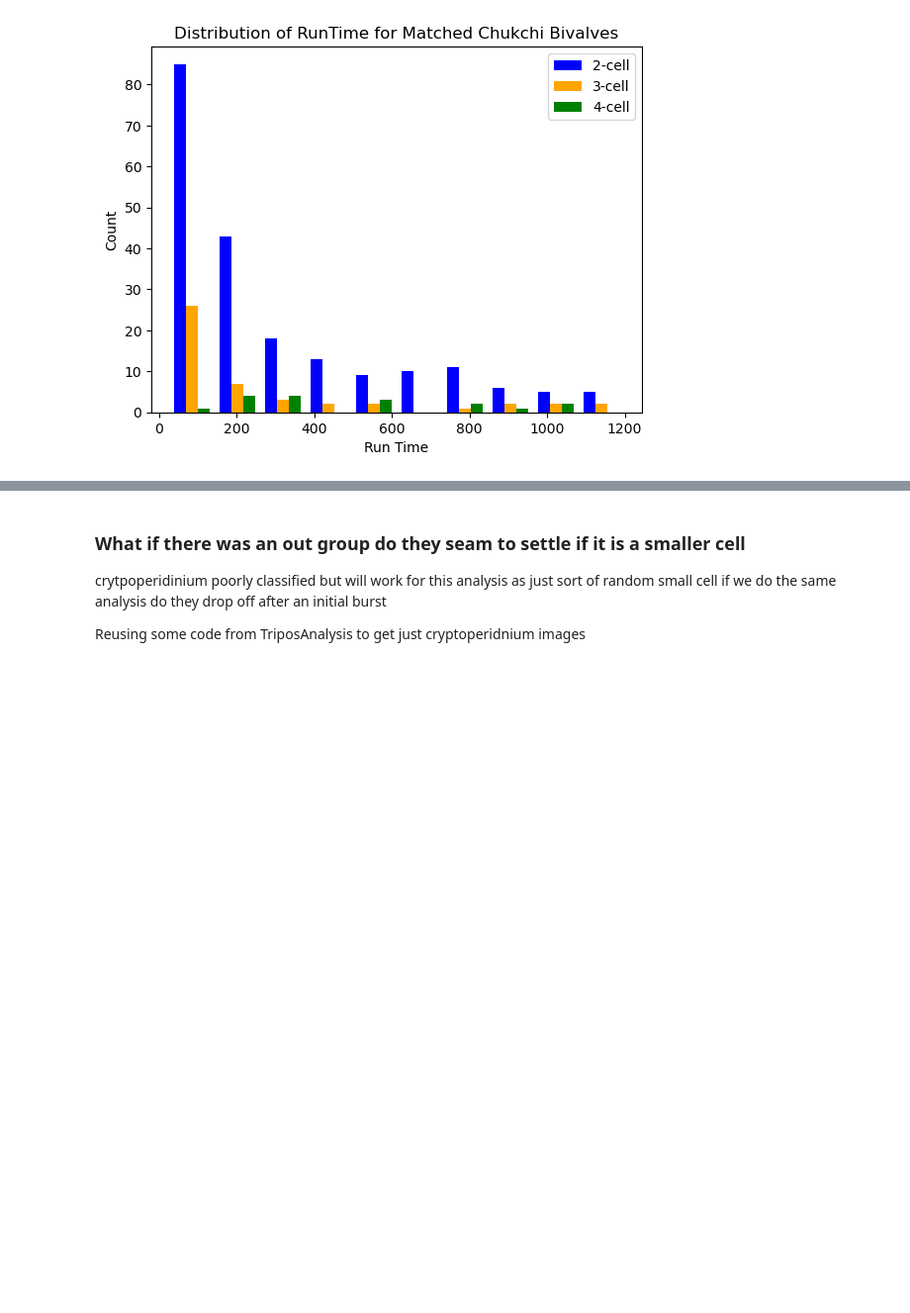
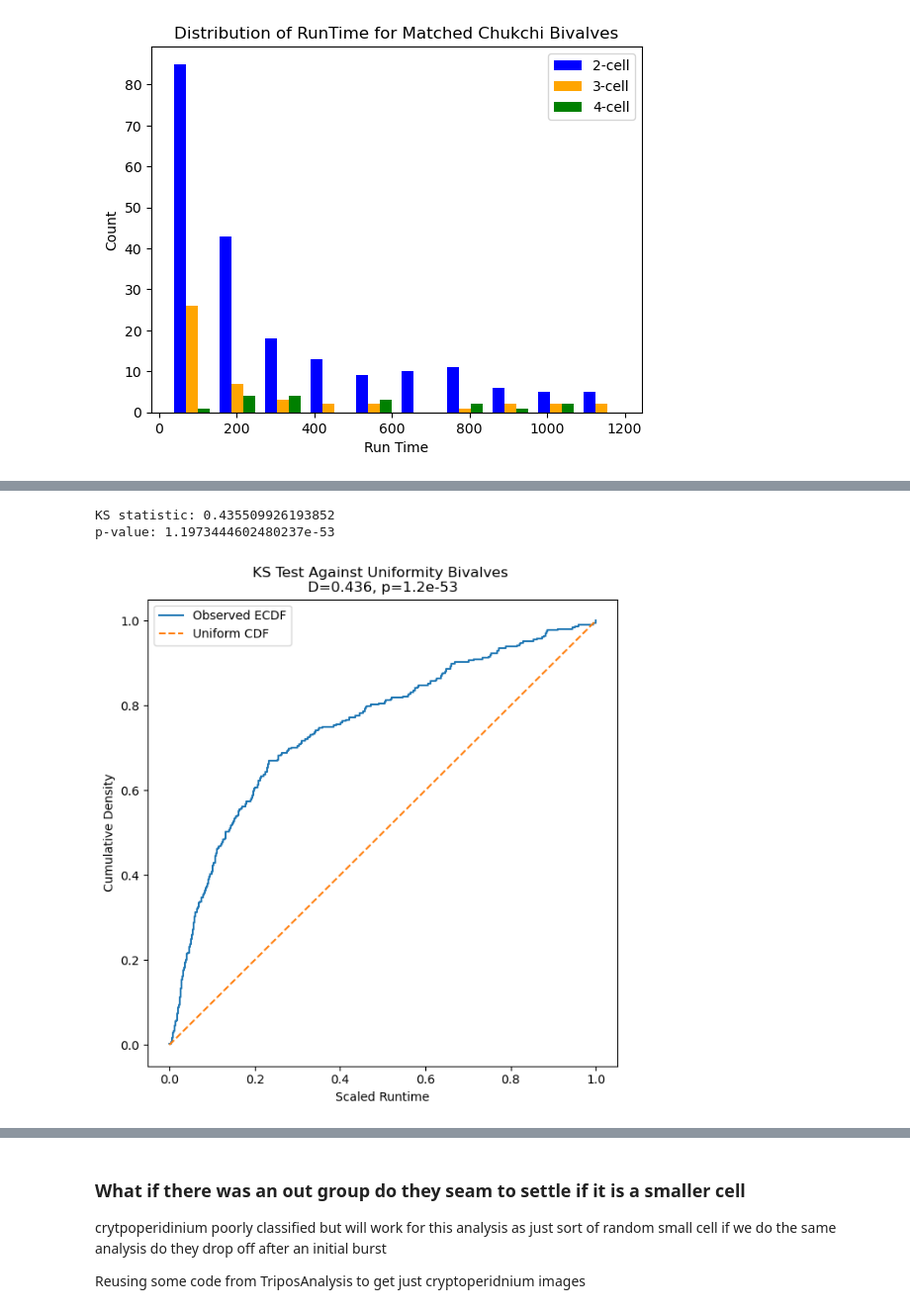
Before and after one commit to michaelstaiger/IFCBParticleSize, a Jupyter notebook: EmpyricalAnalysis/Notebooks/ChukchiBivalves.ipynb, the cells around one changed output, grey strips where cells are left out. Shown at 99% size. Cells and saved outputs as stored; diff of their text form; code cells hidden in the pictures; blank space fills up the shorter version.

```diff
--- a/EmpyricalAnalysis/Notebooks/ChukchiBivalves.ipynb
+++ b/EmpyricalAnalysis/Notebooks/ChukchiBivalves.ipynb
@@ -146,0 +166,74 @@ plt.show()
+# %%
+### Representing this graphically with CDF plots
+
+import numpy as np
+import matplotlib.pyplot as plt
+from scipy.stats import kstest
+
+# -----------------------------------
+# Example observed data
+# -----------------------------------
+data = np.array(times)
+
+# Scale to [0,1]
+scaled = (data - data.min()) / (data.max() - data.min())
+
+# -----------------------------------
+# Empirical CDF
+# -----------------------------------
+x = np.sort(scaled)
+
+n = len(x)
+
+ecdf = np.arange(1, n + 1) / n
+
+# -----------------------------------
+# Theoretical uniform CDF
+# -----------------------------------
+theoretical_x = np.linspace(0, 1, 1000)
+theoretical_cdf = theoretical_x
+
+# -----------------------------------
+# KS test
+# -----------------------------------
+ks_stat, p = kstest(scaled, 'uniform')
+
+print("KS statistic:", ks_stat)
+print("p-value:", p)
+
+# -----------------------------------
+# Plot
+# -----------------------------------
+plt.figure(figsize=(7,7))
+
+# observed ECDF
+plt.step(
+    x,
+    ecdf,
+    where='post',
+    label='Observed ECDF'
+)
+
+# theoretical uniform CDF
+plt.plot(
+    theoretical_x,
+    theoretical_cdf,
+    linestyle='--',
+    label='Uniform CDF'
+)
+
+plt.xlabel("Scaled Runtime")
+plt.ylabel("Cumulative Density")
+
+plt.title(
+    f"KS Test Against Uniformity Bivalves \nD={ks_stat:.3f}, p={p:.3g}"
+)
+
+plt.legend()
+#plt.savefig("/Users/michaelstaiger/Desktop/gitRepos/IFCBParticleSize/EmpyricalAnalysis/Figs/chukchi/KS_test_Bivalves.png", dpi=300)
+
+plt.show()
+# %% [output]
+KS statistic: 0.435509926193852
+p-value: 1.1973444602480237e-53
+[figure, added]
```
Also changed, not shown: parts of 12 cells of this notebook, 1 other file.
